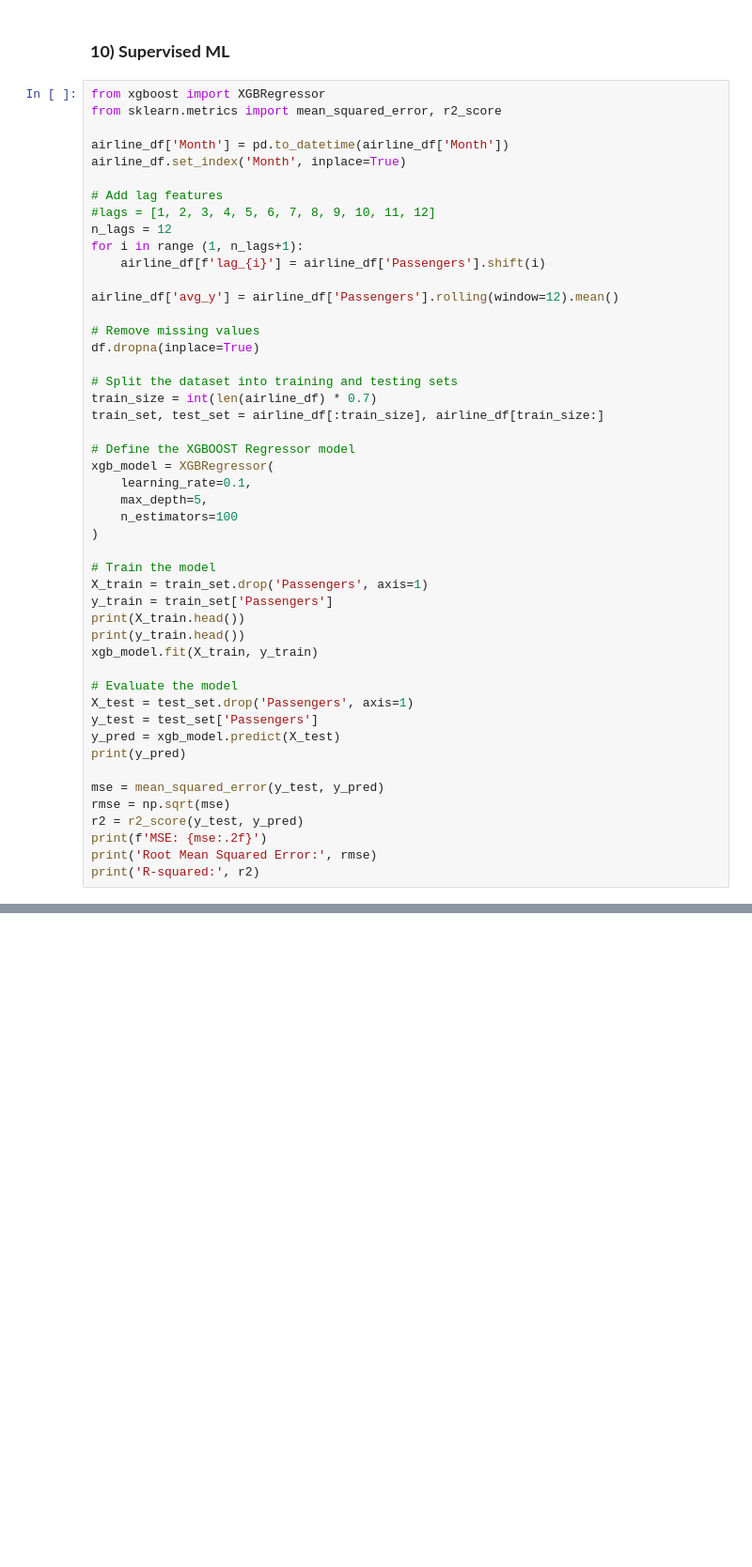
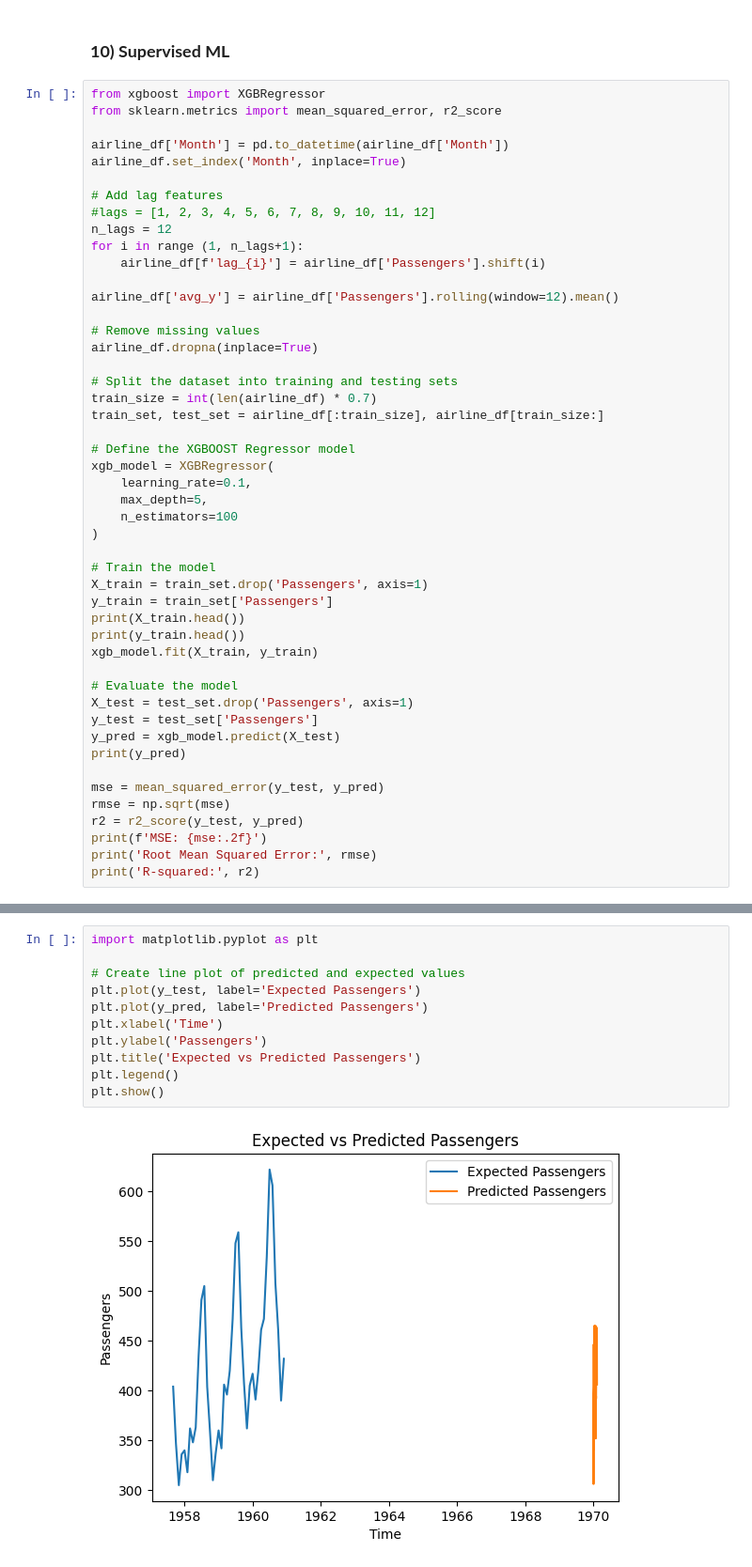
Before and after one commit to mahmoud-mohsen97/Airlines-Passengers-Time-Series-analysis, a Jupyter notebook: Time_Series_Final_Project.ipynb, the cells around one changed output, grey strips where cells are left out. Shown at 94% size. Cells and saved outputs as stored; diff of their text form; blank space fills up the shorter version.

```diff
--- a/Time_Series_Final_Project.ipynb
+++ b/Time_Series_Final_Project.ipynb
@@ -1985,7 +1985,7 @@ for i in range (1, n_lags+1):
 airline_df['avg_y'] = airline_df['Passengers'].rolling(window=12).mean()
 
 # Remove missing values
-df.dropna(inplace=True)
+airline_df.dropna(inplace=True)
 
 # Split the dataset into training and testing sets
 train_size = int(len(airline_df) * 0.7)
@@ -2019,0 +2061,13 @@ print('R-squared:', r2)
+# %%
+import matplotlib.pyplot as plt
+
+# Create line plot of predicted and expected values
+plt.plot(y_test, label='Expected Passengers')
+plt.plot(y_pred, label='Predicted Passengers')
+plt.xlabel('Time')
+plt.ylabel('Passengers')
+plt.title('Expected vs Predicted Passengers')
+plt.legend()
+plt.show()
+# %% [output]
+[figure, added]
```
Also changed, not shown: parts of 3 cells of this notebook.
